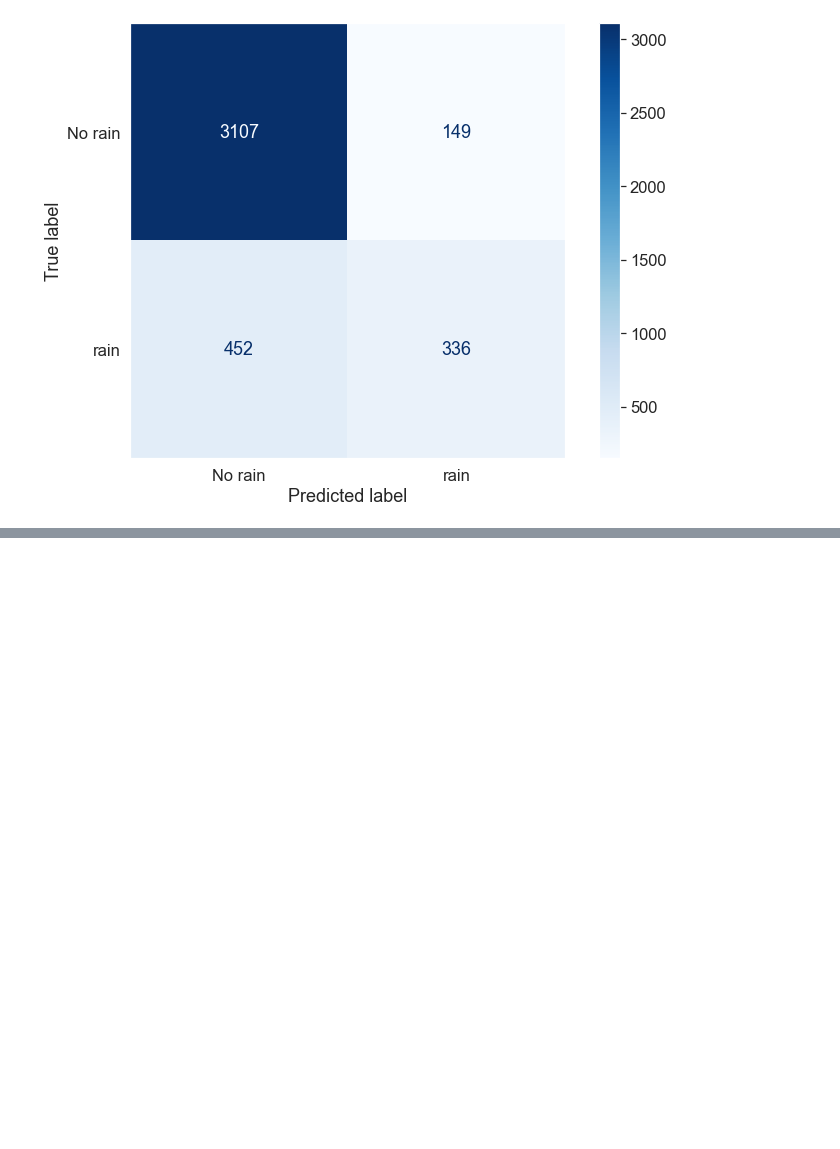
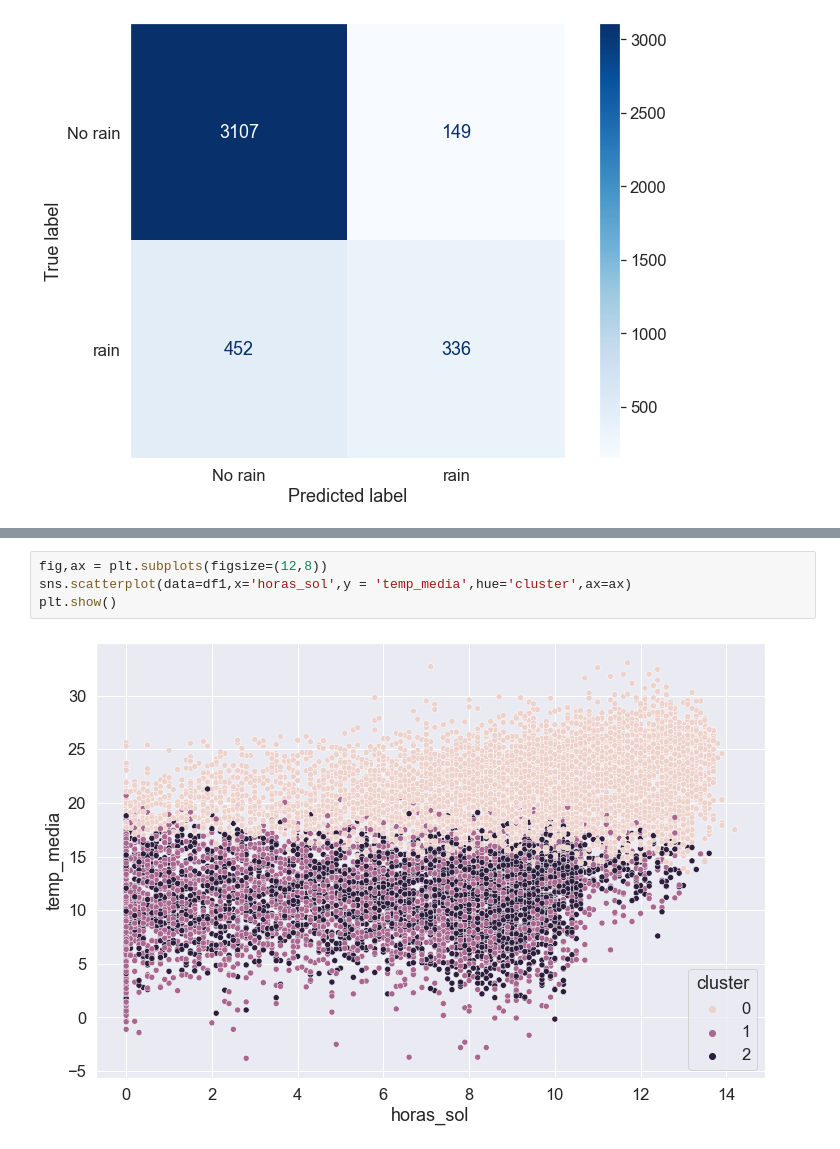
Before and after one commit to ManelForcales/prueba_tecnica, a Jupyter notebook: Fase_4.ipynb, the cells around one changed output, grey strips where cells are left out. Drawn from its saved outputs; the diff is of its cells as text; blank space fills up the shorter version.

```diff
--- a/Fase_4.ipynb
+++ b/Fase_4.ipynb
@@ -298,0 +435,6 @@ plt.show()
+# %%
+fig,ax = plt.subplots(figsize=(12,8))
+sns.scatterplot(data=df1,x='horas_sol',y = 'temp_media',hue='cluster',ax=ax)
+plt.show()
+# %% [output]
+[figure, added]
```
Also changed, not shown: parts of 20 cells of this notebook, 1 other file.
